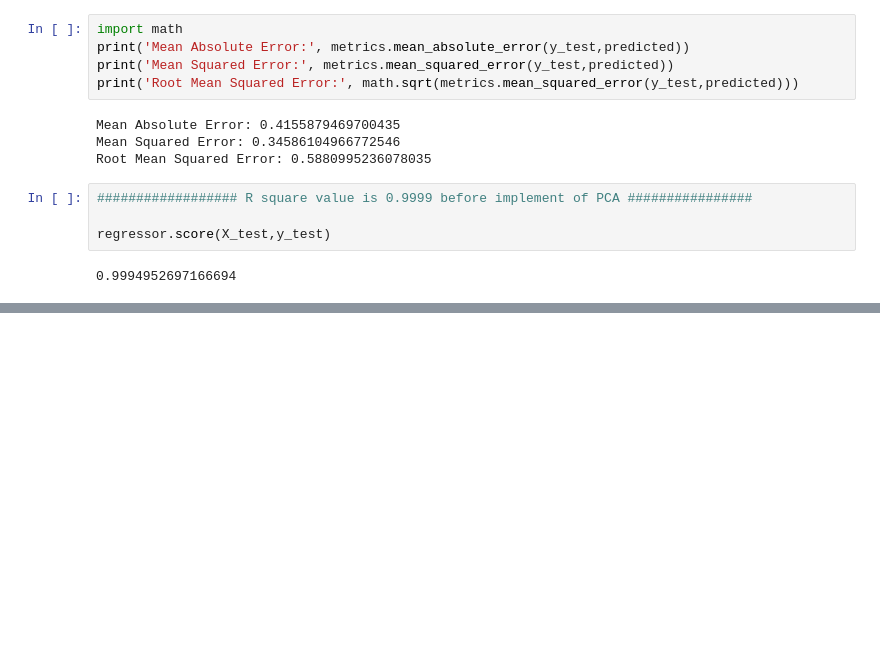
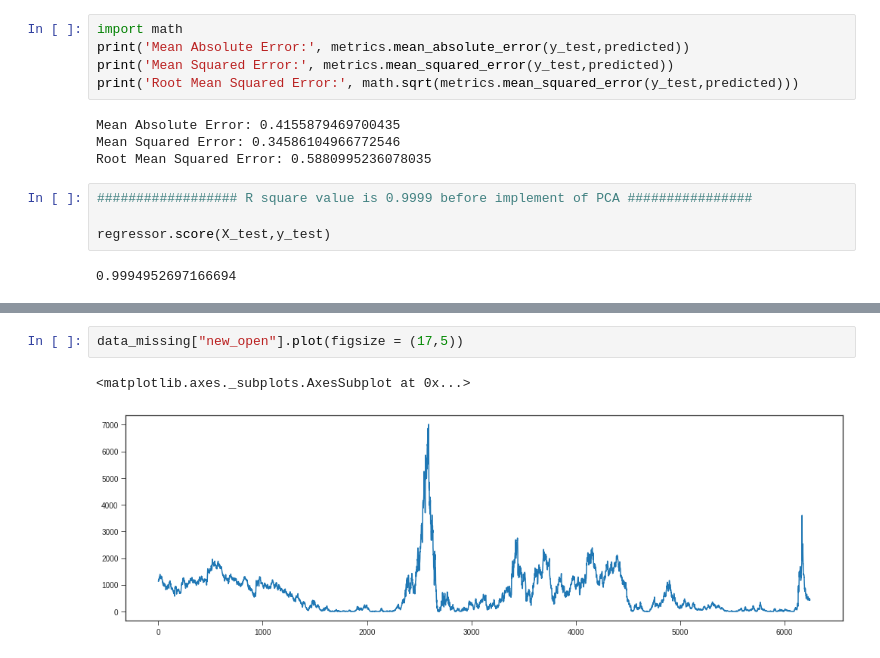
Before and after one commit to rushikeshadhav/Error-4040, a Jupyter notebook: newhacksp.ipynb, the cells around one changed output, grey strips where cells are left out. Saved outputs shown, nothing was run; the diff lists cells and outputs as text; blank space fills up the shorter version.

```diff
--- a/newhacksp.ipynb
+++ b/newhacksp.ipynb
@@ -267,0 +455,5 @@ regressor.score(X_test,y_test)
+# %%
+data_missing["new_open"].plot(figsize = (17,5))
+# %% [output]
+<matplotlib.axes._subplots.AxesSubplot at 0x...>
+[figure, added]
```
Also changed, not shown: parts of 26 cells of this notebook.
